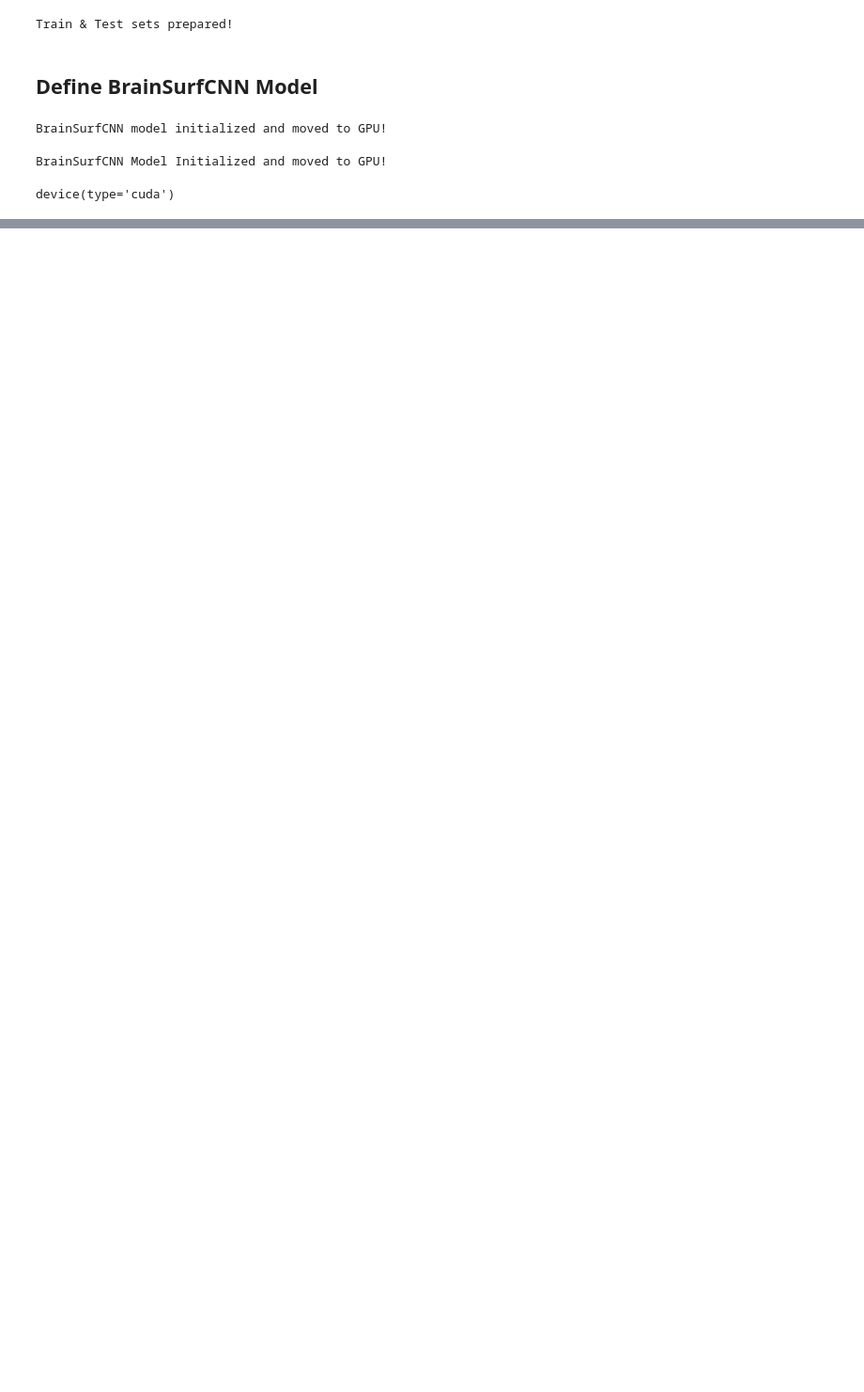
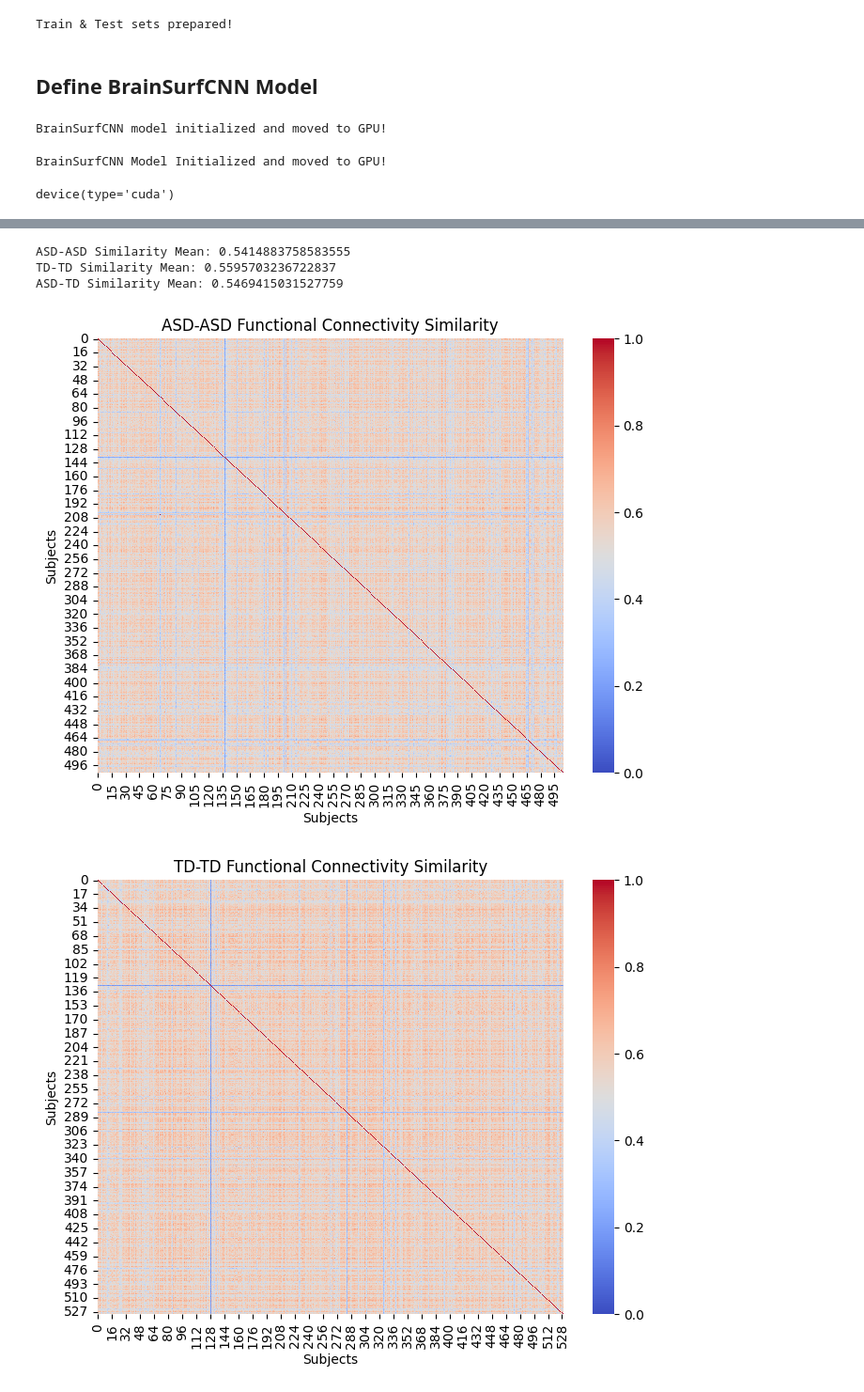
Before and after one commit to Wyw021214/ISP_autism, a Jupyter notebook: projects/fMRI/CNN_HCP.ipynb, the cells around one changed output, grey strips where cells are left out. Shown at 94% size. Saved outputs shown, nothing was run; the diff lists cells and outputs as text; code cells hidden in the pictures; blank space fills up the shorter version.

```diff
--- a/projects/fMRI/CNN_HCP.ipynb
+++ b/projects/fMRI/CNN_HCP.ipynb
@@ -588,0 +745,47 @@ plt.show()
+# %%
+def compute_similarity(fc_matrices1, fc_matrices2):
+    """
+    Compute Pearson correlation between FC matrices.
+    Returns a similarity matrix of shape (N1, N2), where:
+    - N1 = number of subjects in fc_matrices1
+    - N2 = number of subjects in fc_matrices2
+    """
+    N1 = fc_matrices1.shape[2]
+    N2 = fc_matrices2.shape[2]
+
+    # Flatten
+    fc_vecs1 = fc_matrices1.reshape(84 * 84, N1)
+    fc_vecs2 = fc_matrices2.reshape(84 * 84, N2)
+
+    # Compute Pearson correlation between all pairs
+    similarity_matrix = np.corrcoef(fc_vecs1.T, fc_vecs2.T)  # Shape: (N1+N2, N1+N2)
+    return similarity_matrix[:N1, N1:]  # Extract only relevant part (N1, N2)
+
+# Compute similarity within ASD, within TD, and between ASD & TD
+asd_asd_sim = compute_similarity(restFC_corr_asd, restFC_corr_asd)  # (N_asd, N_asd)
+td_td_sim = compute_similarity(restFC_corr_td, restFC_corr_td)      # (N_td, N_td)
+asd_td_sim = compute_similarity(restFC_corr_asd, restFC_corr_td)    # (N_asd, N_td)
+
+print(f"ASD-ASD Similarity Mean: {asd_asd_sim.mean()}")
+print(f"TD-TD Similarity Mean: {td_td_sim.mean()}")
+print(f"ASD-TD Similarity Mean: {asd_td_sim.mean()}")
+
+# Visualization function
+def plot_heatmap(matrix, title):
+    plt.figure(figsize=(8, 6))
+    sns.heatmap(matrix, cmap="coolwarm", vmin=0, vmax=1, center=0.5, annot=False)
+    plt.title(title)
+    plt.xlabel("Subjects")
+    plt.ylabel("Subjects")
+    plt.show()
+
+# Plot intra-group and inter-group similarities
+plot_heatmap(asd_asd_sim, "ASD-ASD Functional Connectivity Similarity")
+plot_heatmap(td_td_sim, "TD-TD Functional Connectivity Similarity")
+plot_heatmap(asd_td_sim, "ASD-TD Functional Connectivity Similarity")
+# %% [output]
+ASD-ASD Similarity Mean: 0.5414883758583555
+TD-TD Similarity Mean: 0.5595703236722837
+ASD-TD Similarity Mean: 0.5469415031527759
+[figure, added]
+[figure, added]
```
Also changed, not shown: parts of 19 cells of this notebook.
